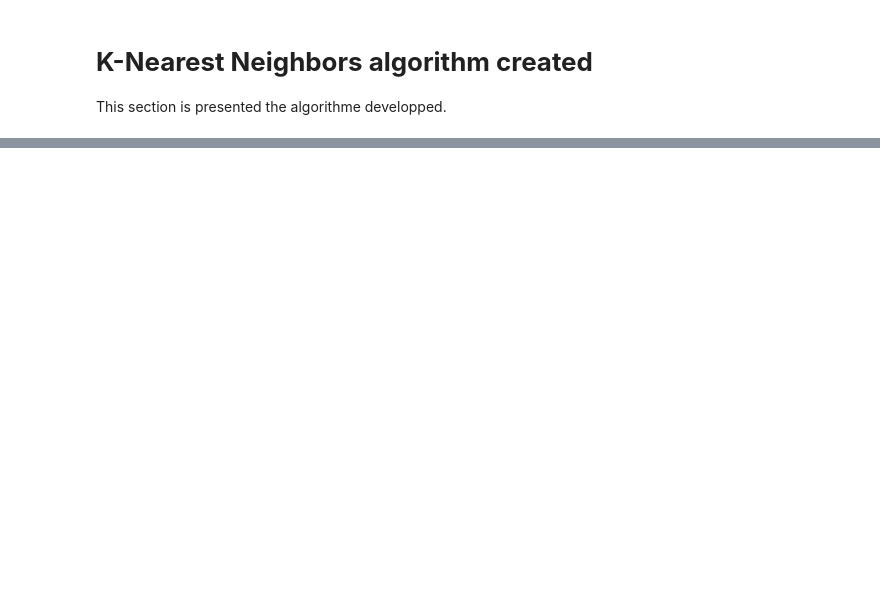
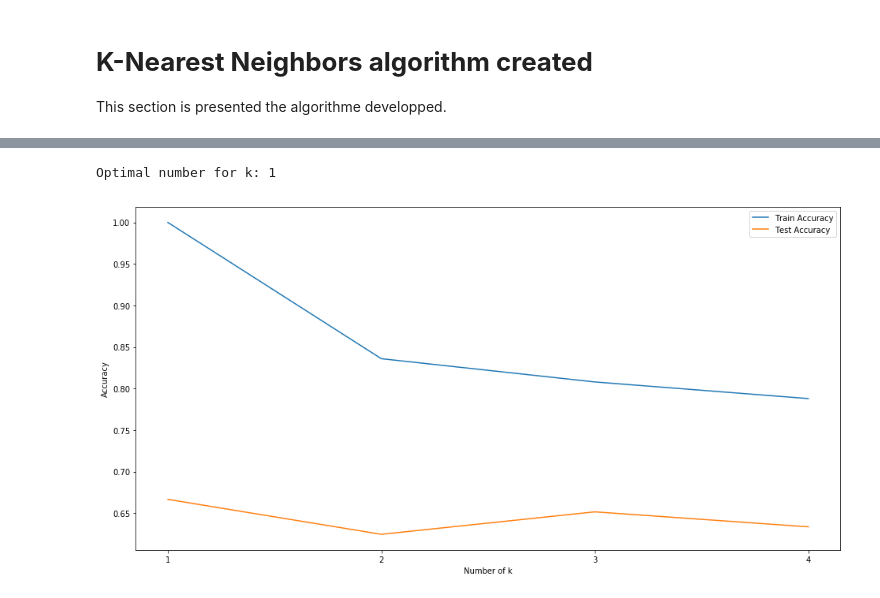
Before and after one commit to fabiomorooka/Letter-Identification, a Jupyter notebook: createdClassificatorAlgorithm/main.ipynb, the cells around one changed output, grey strips where cells are left out. Saved outputs shown, nothing was run; the diff lists cells and outputs as text; code cells hidden in the pictures; blank space fills up the shorter version.

```diff
--- a/createdClassificatorAlgorithm/main.ipynb
+++ b/createdClassificatorAlgorithm/main.ipynb
@@ -359,0 +171,7 @@ tuning_parameter(1, 5, 1000, 4)
+# %%
+%%time
+
+tuning_parameter_new_knn(1, 5, 2000)
+# %% [output]
+Optimal number for k: 1
+[figure, added]
```
Also changed, not shown: parts of 18 cells of this notebook, 1 other file.
